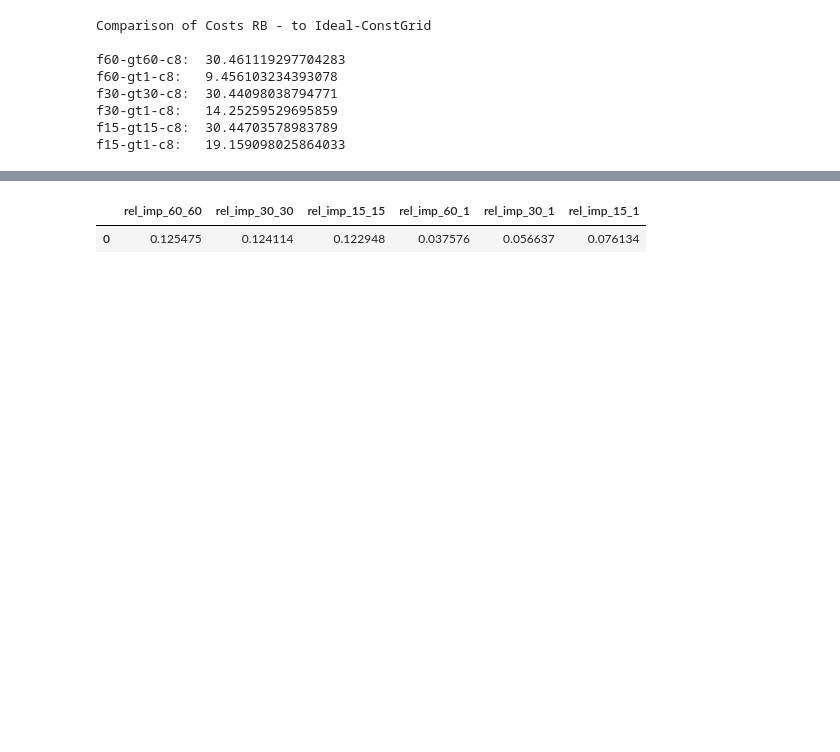
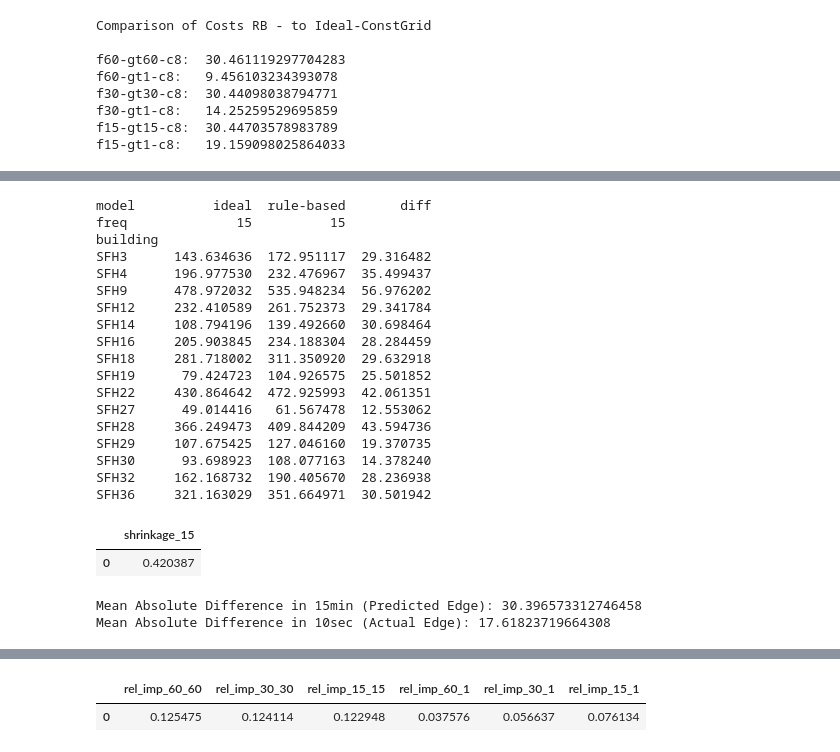
Before and after one commit to faraz-firouzbakht/MPC-vs-RBC, a Jupyter notebook: 03_optimization/evaluation/full_evaluation.ipynb, the cells around one changed output, grey strips where cells are left out. Drawn from its saved outputs; the diff is of its cells as text; code cells hidden in the pictures; blank space fills up the shorter version.

```diff
--- a/03_optimization/evaluation/full_evaluation.ipynb
+++ b/03_optimization/evaluation/full_evaluation.ipynb
@@ -354,0 +364,52 @@ mpc_det_rule_constGrid         5.216164
+# %%
+import re
+import pandas as pd
+
+
+def get_diff(mre, freq: int, models= ["rule-based", "ideal"], value: str = "net_cost_final") -> pd.DataFrame:
+    df = mre.pivot(models=models, value=value)
+    df['diff'] = df[(models[0], freq)] - df[(models[1], freq)]
+
+
+    df = df.sort_index(key=lambda x: x.map(lambda y: int(re.search(r"SFH(\d+)", y).group(1))))
+
+    return df
+
+
+
+diff_f15_gt15 = get_diff(mre_f15_gt15, freq=15, models=['rule-based', 'ideal'])
+diff_f15_gt10s = get_diff(mre_f15_gt10s, freq=15, models=['rule-based', 'ideal_rule_constGrid'])
+
+print(diff_f15_gt15)
+
+shrinkage_15 = 1 - (diff_f15_gt10s['diff'].mean() / diff_f15_gt15['diff'].mean())
+
+
+shrinkage_df_mean = pd.DataFrame({'shrinkage_15': [shrinkage_15]})
+display(shrinkage_df_mean)
+
+print("Mean Absolute Difference in 15min (Predicted Edge):", diff_f15_gt15['diff'].mean())
+print("Mean Absolute Difference in 10sec (Actual Edge):", diff_f15_gt10s['diff'].mean())
+# %% [output]
+model          ideal  rule-based       diff
+freq              15          15
+building
+SFH3      143.634636  172.951117  29.316482
+SFH4      196.977530  232.476967  35.499437
+SFH9      478.972032  535.948234  56.976202
+SFH12     232.410589  261.752373  29.341784
+SFH14     108.794196  139.492660  30.698464
+SFH16     205.903845  234.188304  28.284459
+SFH18     281.718002  311.350920  29.632918
+SFH19      79.424723  104.926575  25.501852
+SFH22     430.864642  472.925993  42.061351
+SFH27      49.014416   61.567478  12.553062
+SFH28     366.249473  409.844209  43.594736
+SFH29     107.675425  127.046160  19.370735
+SFH30      93.698923  108.077163  14.378240
+SFH32     162.168732  190.405670  28.236938
+SFH36     321.163029  351.664971  30.501942
+|  | shrinkage_15 |
+| 0 | 0.420387 |
+Mean Absolute Difference in 15min (Predicted Edge): 30.396573312746458
+Mean Absolute Difference in 10sec (Actual Edge): 17.61823719664308
```
Also changed, not shown: parts of 23 cells of this notebook.
